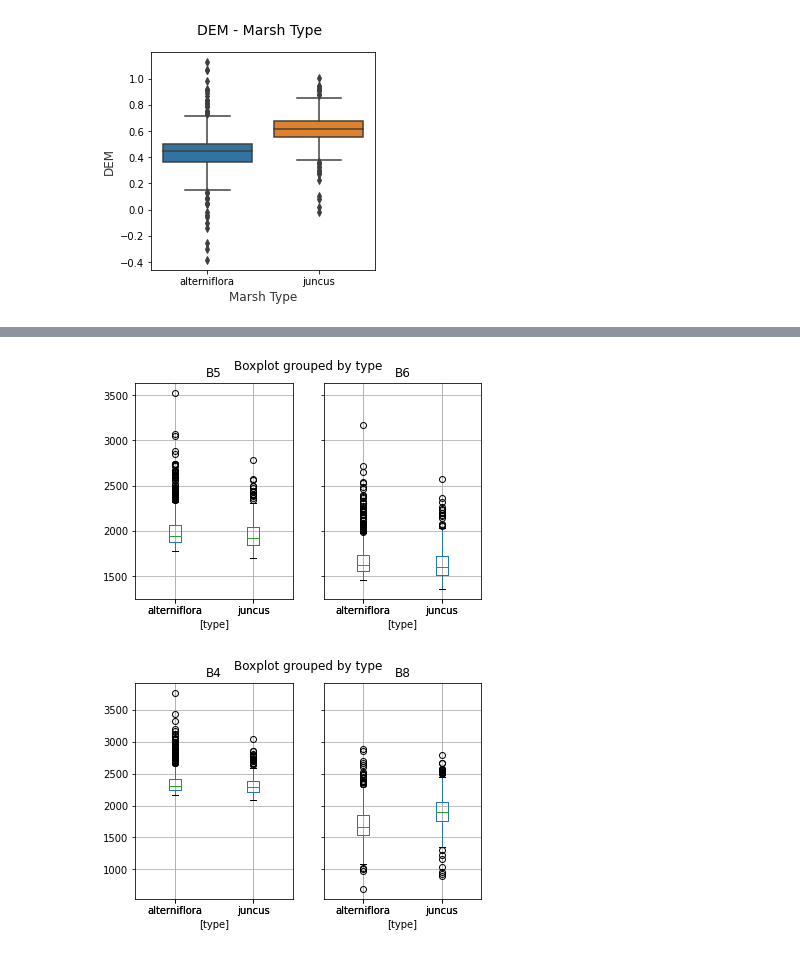
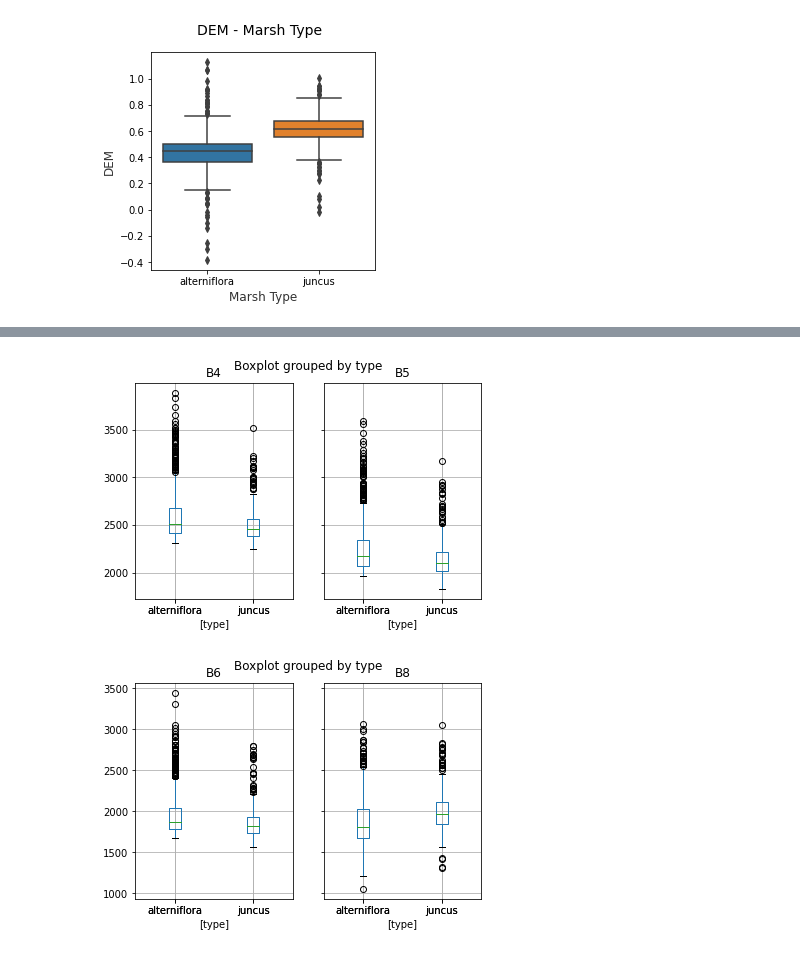
Before and after one commit to MirandaLv/MarshCommunity_EPA, a Jupyter notebook: scripts/descriptive_analysis.ipynb, the cells around one changed output, grey strips where cells are left out. Drawn from its saved outputs; the diff is of its cells as text; code cells hidden in the pictures.

Commit message:
update figures so show up axis labels

```diff
--- a/scripts/descriptive_analysis.ipynb
+++ b/scripts/descriptive_analysis.ipynb
@@ -278,13 +306,13 @@ boxplot = subdf.boxplot(by='type')
 # %%
-subdf = df[['B5', 'B6', 'type']]
+subdf = df[['B4', 'B5', 'type']]
 boxplot = subdf.boxplot(by='type')
 # %% [output]
-[figure, old version]
+[figure, new version]
 # %%
-subdf = df[['B4', 'B8', 'type']]
+subdf = df[['B6', 'B8', 'type']]
 boxplot = subdf.boxplot(by='type')
 # %% [output]
-[figure, old version]
+[figure, new version]
 # %%
 subdf = df[['ndvi', 'ndwi', 'type']]
 boxplot = subdf.boxplot(by='type')
```
Also changed, not shown: parts of 13 cells of this notebook, 17 other files.
